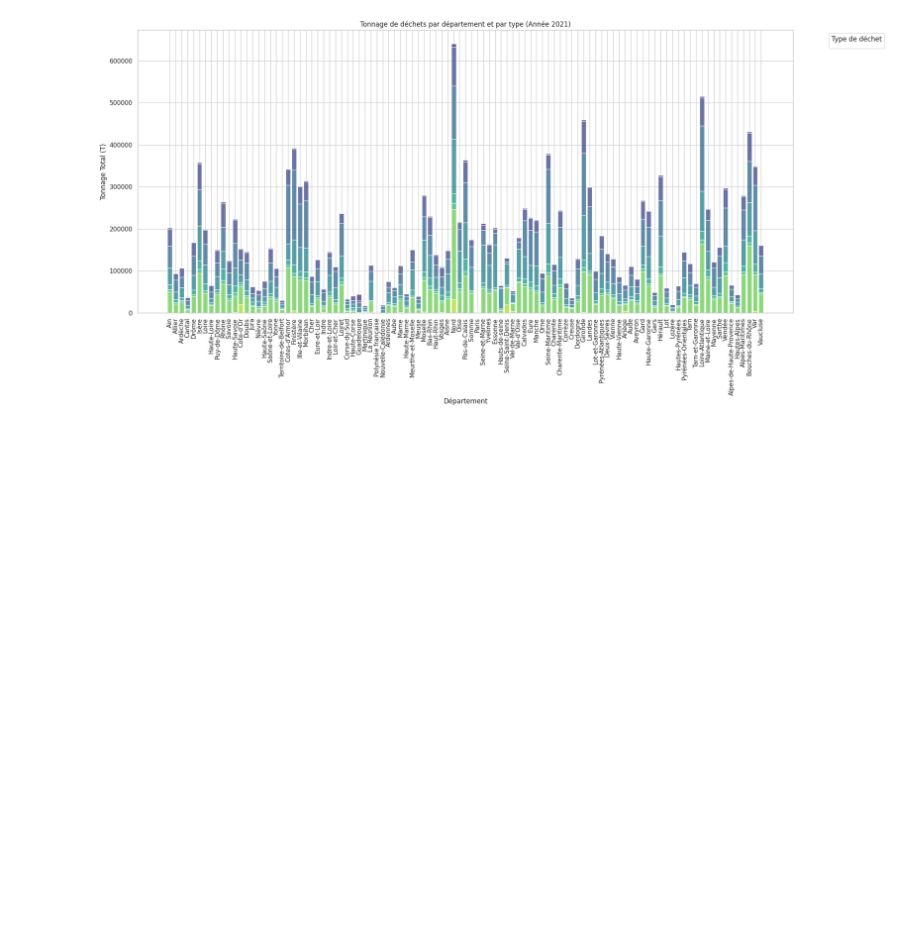
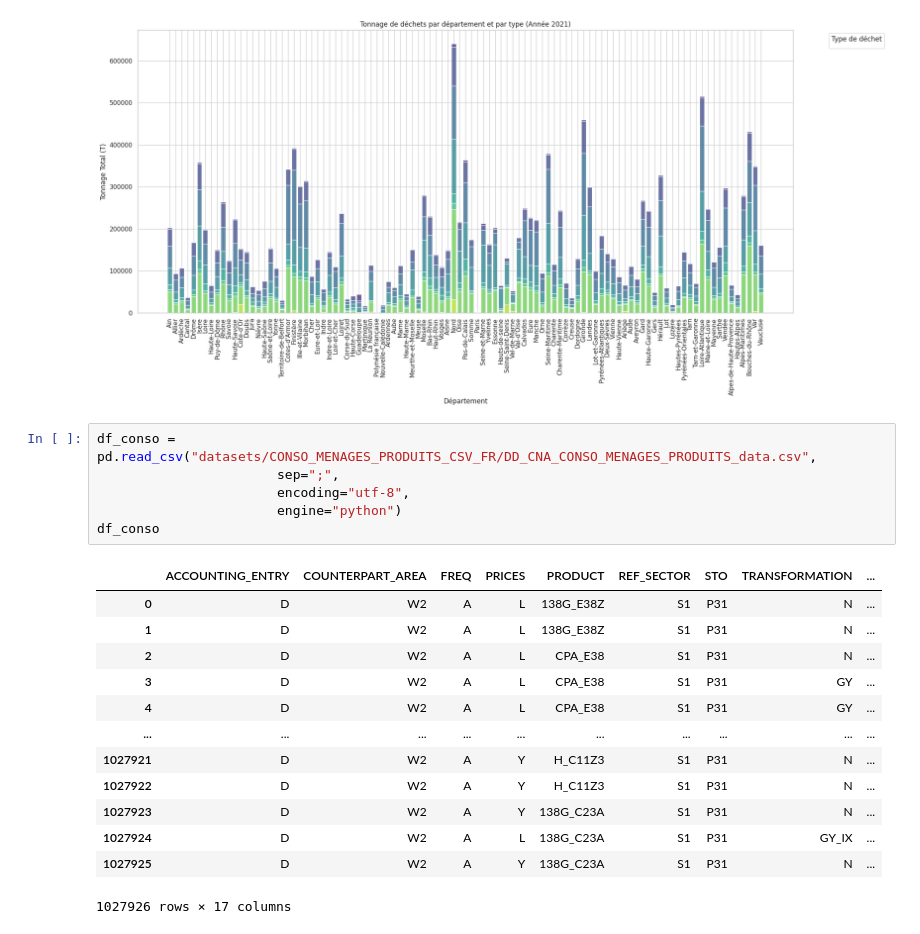
Before and after one commit to Intellix7/Challenge_final, a Jupyter notebook: test_projet1.ipynb, the cells around one changed output. Drawn from its saved outputs; the diff is of its cells as text; blank space fills up the shorter version.

```diff
--- a/test_projet1.ipynb
+++ b/test_projet1.ipynb
@@ -96,3 +95,23 @@ plt.tight_layout()
 plt.savefig('stacked_waste_tonnage.png')
 # %% [output]
 [figure]
+# %%
+df_conso = pd.read_csv("datasets/CONSO_MENAGES_PRODUITS_CSV_FR/DD_CNA_CONSO_MENAGES_PRODUITS_data.csv",
+                       sep=";",
+                       encoding="utf-8",
+                       engine="python")
+df_conso
+# %% [output]
+|  | ACCOUNTING_ENTRY | COUNTERPART_AREA | FREQ | PRICES | PRODUCT | REF_SECTOR | STO | TRANSFORMATION | ... |
+| 0 | D | W2 | A | L | 138G_E38Z | S1 | P31 | N | ... |
+| 1 | D | W2 | A | L | 138G_E38Z | S1 | P31 | N | ... |
+| 2 | D | W2 | A | L | CPA_E38 | S1 | P31 | N | ... |
+| 3 | D | W2 | A | L | CPA_E38 | S1 | P31 | GY | ... |
+| 4 | D | W2 | A | L | CPA_E38 | S1 | P31 | GY | ... |
+| ... | ... | ... | ... | ... | ... | ... | ... | ... | ... |
+| 1027921 | D | W2 | A | Y | H_C11Z3 | S1 | P31 | N | ... |
+| 1027922 | D | W2 | A | Y | H_C11Z3 | S1 | P31 | N | ... |
+| 1027923 | D | W2 | A | Y | 138G_C23A | S1 | P31 | N | ... |
+| 1027924 | D | W2 | A | L | 138G_C23A | S1 | P31 | GY_IX | ... |
+| 1027925 | D | W2 | A | Y | 138G_C23A | S1 | P31 | N | ... |
+1027926 rows × 17 columns
```
Also changed, not shown: parts of 2 cells of this notebook, 2 other files.
